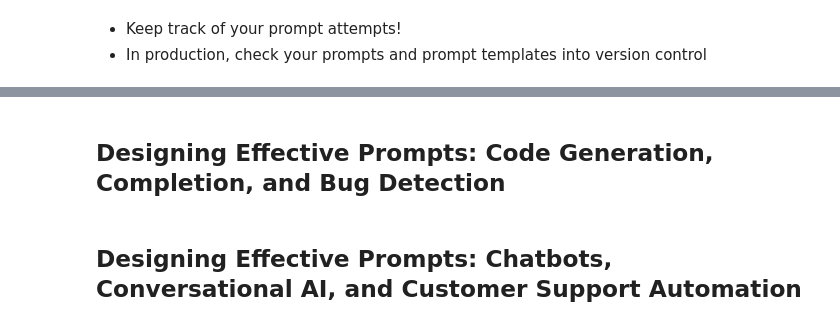
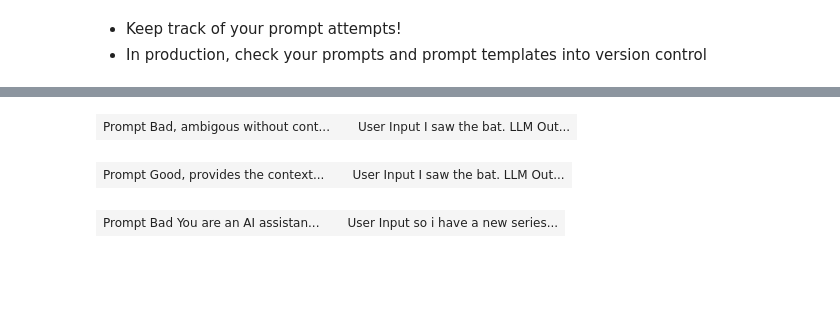
Before and after one commit to ericmichael/building-ai-apps-lectures, a Jupyter notebook: 06_designing_effective_prompts.ipynb, the cells around one changed output, grey strips where cells are left out. Drawn from its saved outputs; the diff is of its cells as text; code cells hidden in the pictures; blank space fills up the shorter version.

```diff
--- a/06_designing_effective_prompts.ipynb
+++ b/06_designing_effective_prompts.ipynb
@@ -448,4 +422,57 @@ Challenges:
-# %% [markdown]
-## Designing Effective Prompts: Code Generation, Completion, and Bug Detection
-# %% [markdown]
-## Designing Effective Prompts: Chatbots, Conversational AI, and Customer Support Automation
+# %%
+prompt = """
+You are an AI assistant that can provide translations for words and sentences.
+
+Translate that word or sentence to Spanish, do not provide unnecessary commentary or punctuation.
+"""
+
+user_message = "I saw the bat."
+
+display_chat(prompt, user_message, label="Bad, ambigous without context")
+# %% [output]
+| Prompt Bad, ambigous without cont... |  | User Input I saw the bat. LLM Out... |
+# %%
+prompt = """
+You are an AI assistant that can provide translations for words and sentences.
+
+Context: A detective is looking for a murder weapon and is speaking to a witness.
+
+Translate that word or sentence to Spanish, do not provide unnecessary commentary or punctuation.
+"""
+
+user_message = "I saw the bat."
+
+display_chat(prompt, user_message, label="Good, provides the context needed for translation")
+# %% [output]
+| Prompt Good, provides the context... |  | User Input I saw the bat. LLM Out... |
+# %%
+prompt = """
+You are an AI assistant that can clean up auto-generated text transcriptions from YouTube videos.
+
+When the user submits text.
+
+Reply only with the cleaned up version of the text.
+"""
+
+user_message = """
+so i have a new series coming out
+on kgard which is my favorite way to
+approach
+guard against an opponent who is
+kneeling for open guard okay this is
+going to be part of
+three releases i have coming out on open
+guard there's keyguard
+there's de la hever and wader and then
+there's leg entanglements and reverse
+telehebera
+okay so for keigar if i've got jorge
+here
+usually usually against someone who's on
+their knees the first entry point
+for me is to look for keigar
+"""
+
+display_chat(prompt, user_message, label="Bad")
+# %% [output]
+| Prompt Bad You are an AI assistan... |  | User Input so i have a new series... |
```
Also changed, not shown: parts of 6 cells of this notebook, 15 other files.
